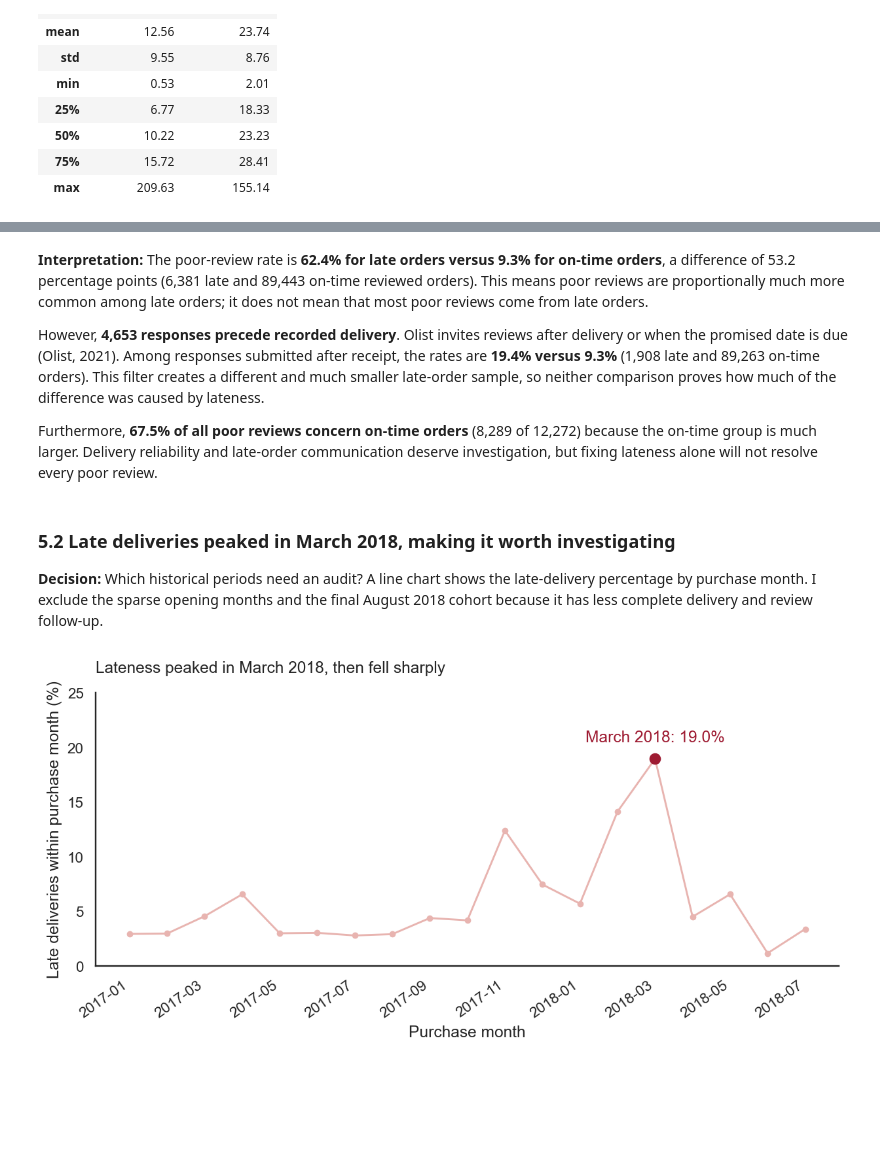
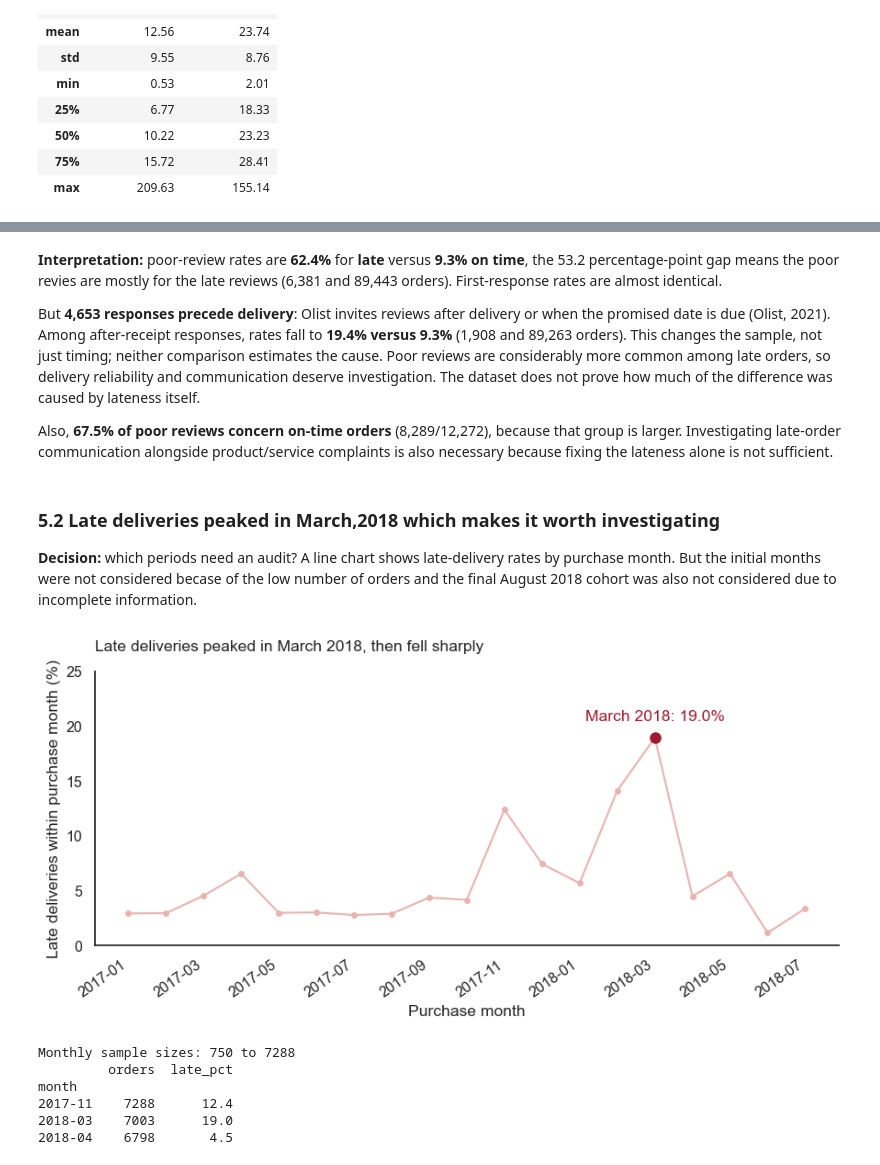
Before and after one commit to sabarwaldivakar/Data-Visualisation-final-project, a Jupyter notebook: Data_visualisation_project.ipynb, the cells around one changed output, grey strips where cells are left out. Cells and saved outputs as stored; diff of their text form; code cells hidden in the pictures; blank space fills up the shorter version.

```diff
--- a/Data_visualisation_project.ipynb
+++ b/Data_visualisation_project.ipynb
@@ -84,20 +90,17 @@ I convert dates and use checked joins. **Late means delivery after the promised
 # %%
-date_columns = ['order_purchase_timestamp', 'order_delivered_carrier_date', 'order_delivered_customer_date',
+date_columns = ['order_purchase_timestamp', 'order_approved_at',
+                'order_delivered_carrier_date', 'order_delivered_customer_date',
                 'order_estimated_delivery_date']
 for column in date_columns:
     orders[column] = pd.to_datetime(orders[column], errors='coerce')
 reviews['review_answer_timestamp'] = pd.to_datetime(reviews['review_answer_timestamp'], errors='coerce')
-
-def elapsed_days(end, start):
-    return (end - start).dt.total_seconds() / 86400
-
 latest_review = reviews.sort_values('review_answer_timestamp').drop_duplicates('order_id', keep='last')
 df = orders.merge(customers[['customer_id', 'customer_state']],
                   on='customer_id', how='left', validate='one_to_one')
 df = df.merge(latest_review[['order_id', 'review_score', 'review_answer_timestamp']],
               on='order_id', how='left', validate='one_to_one')
-df['delivery_days'] = elapsed_days(df['order_delivered_customer_date'], df['order_purchase_timestamp'])
-df['promise_days'] = elapsed_days(df['order_estimated_delivery_date'], df['order_purchase_timestamp'])
+df['delivery_days'] = (df['order_delivered_customer_date'] - df['order_purchase_timestamp']).dt.total_seconds() / 86400
+df['promise_days'] = (df['order_estimated_delivery_date'] - df['order_purchase_timestamp']).dt.total_seconds() / 86400
 df['late'] = df['order_delivered_customer_date'].dt.date > df['order_estimated_delivery_date'].dt.date
 valid = (df['order_status'] == 'delivered') & df['delivery_days'].ge(0) & df['promise_days'].gt(0)
 delivered = df.loc[valid].copy()
@@ -133,8 +134,9 @@ dark_red = '#9e1b32'
 
 # Reuse the decluttering approach from the lecture examples.
 def tidy_chart():
-    for side in ['top', 'right']:
-        plt.gca().spines[side].set_visible(False)
+    ax = plt.gca()
+    ax.spines['top'].set_visible(False)
+    ax.spines['right'].set_visible(False)
     plt.tight_layout()
 # %% [markdown]
 ## 5. Five insights
@@ -170,28 +177,37 @@ After-receipt sample sizes: {False: 89263, True: 1908}
 # %% [markdown]
-**Interpretation:** The poor-review rate is **62.4% for late orders versus 9.3% for on-time orders**, a difference of 53.2 percentage points (6,381 late and 89,443 on-time reviewed orders). This means poor reviews are proportionally much more common among late orders; it does not mean that most poor reviews come from late orders.
+**Interpretation:**
+poor-review rates are **62.4%** for **late** versus **9.3% on time**, the 53.2 percentage-point gap means the poor revies are mostly for the late reviews (6,381 and 89,443 orders). First-response rates are almost identical.
 
-However, **4,653 responses precede recorded delivery**. Olist invites reviews after delivery or when the promised date is due (Olist, 2021). Among responses submitted after receipt, the rates are **19.4% versus 9.3%** (1,908 late and 89,263 on-time orders). This filter creates a different and much smaller late-order sample, so neither comparison proves how much of the difference was caused by lateness.
+But **4,653 responses precede delivery**: Olist invites reviews after delivery or when the promised date is due (Olist, 2021). Among after-receipt responses, rates fall to **19.4% versus 9.3%** (1,908 and 89,263 orders). This changes the sample, not just timing; neither comparison estimates the cause. Poor reviews are considerably more common among late orders, so delivery reliability and communication deserve investigation. The dataset does not prove how much of the difference was caused by lateness itself.
 
-Furthermore, **67.5% of all poor reviews concern on-time orders** (8,289 of 12,272) because the on-time group is much larger. Delivery reliability and late-order communication deserve investigation, but fixing lateness alone will not resolve every poor review.
+Also, **67.5% of poor reviews concern on-time orders** (8,289/12,272), because that group is larger. Investigating late-order communication alongside product/service complaints is also necessary because fixing the lateness alone is not sufficient.
 # %% [markdown]
-### 5.2 Late deliveries peaked in March 2018, making it worth investigating
-**Decision:** Which historical periods need an audit? A line chart shows the late-delivery percentage by purchase month. I exclude the sparse opening months and the final August 2018 cohort because it has less complete delivery and review follow-up.
+### 5.2 Late deliveries peaked in March,2018 which makes it worth investigating
+**Decision:** which periods need an audit? A line chart shows late-delivery rates by purchase month. But the initial months were not considered becase of the low number of orders and the final August 2018 cohort was also not considered due to incomplete information.
 # %%
 delivered['month'] = delivered['order_purchase_timestamp'].dt.to_period('M').astype(str)
 monthly = delivered.groupby('month').agg(orders=('order_id', 'count'), late_pct=('late', 'mean'))
 monthly['late_pct'] = monthly['late_pct'] * 100
 monthly = monthly.loc['2017-01':'2018-07']
 plt.figure(figsize=(9, 4.5))
 plt.plot(monthly.index, monthly['late_pct'], color=light_red, marker='o', markersize=4)
 plt.scatter('2018-03', monthly.loc['2018-03', 'late_pct'], color=dark_red, s=65, zorder=3)
 plt.text(14, 20.5, 'March 2018: 19.0%', color=dark_red, ha='center')
 plt.xticks(range(0, len(monthly), 2), monthly.index[::2], rotation=35, ha='right')
 plt.ylim(0, 25)
 plt.ylabel('Late deliveries within purchase month (%)')
 plt.xlabel('Purchase month')
-plt.title('Lateness peaked in March 2018, then fell sharply', loc='left', pad=16)
+plt.title('Late deliveries peaked in March 2018, then fell sharply', loc='left', pad=16)
 tidy_chart()
 plt.show()
+print('Monthly sample sizes:', monthly['orders'].min(), 'to', monthly['orders'].max())
+print(monthly.loc[['2017-11', '2018-03', '2018-04']].round(1))
 # %% [output]
-[figure, old version]
+[figure, new version]
+Monthly sample sizes: 750 to 7288
+         orders  late_pct
+month
+2017-11    7288      12.4
+2018-03    7003      19.0
+2018-04    6798       4.5
 # %% [markdown]
```
Also changed, not shown: parts of 16 cells of this notebook, 1 other file.
